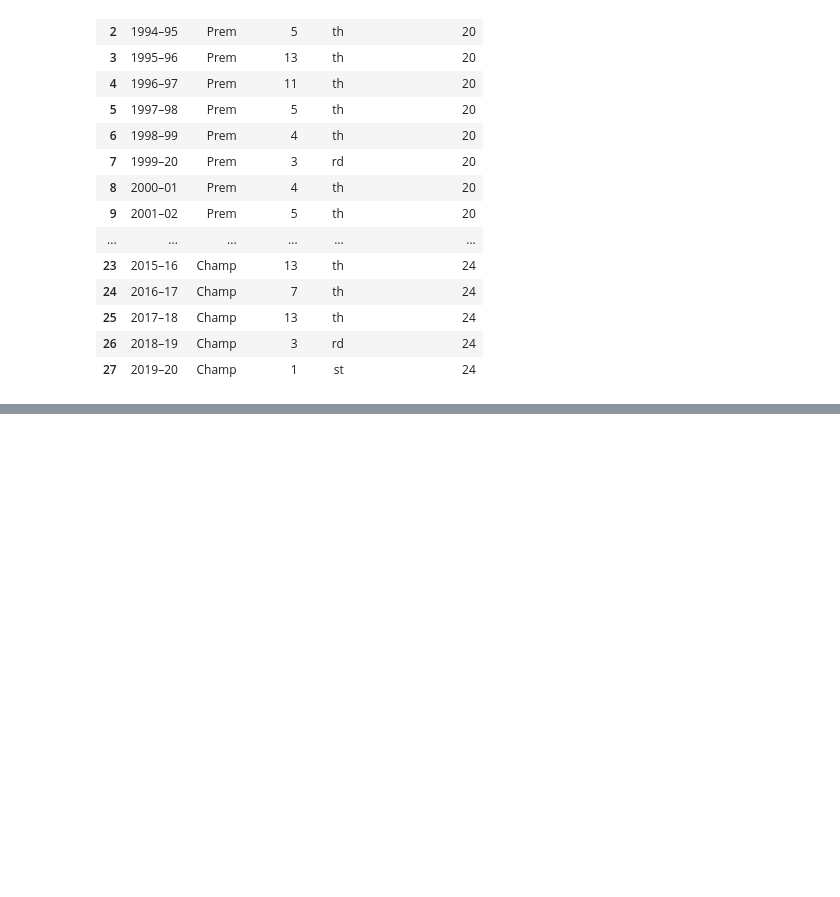
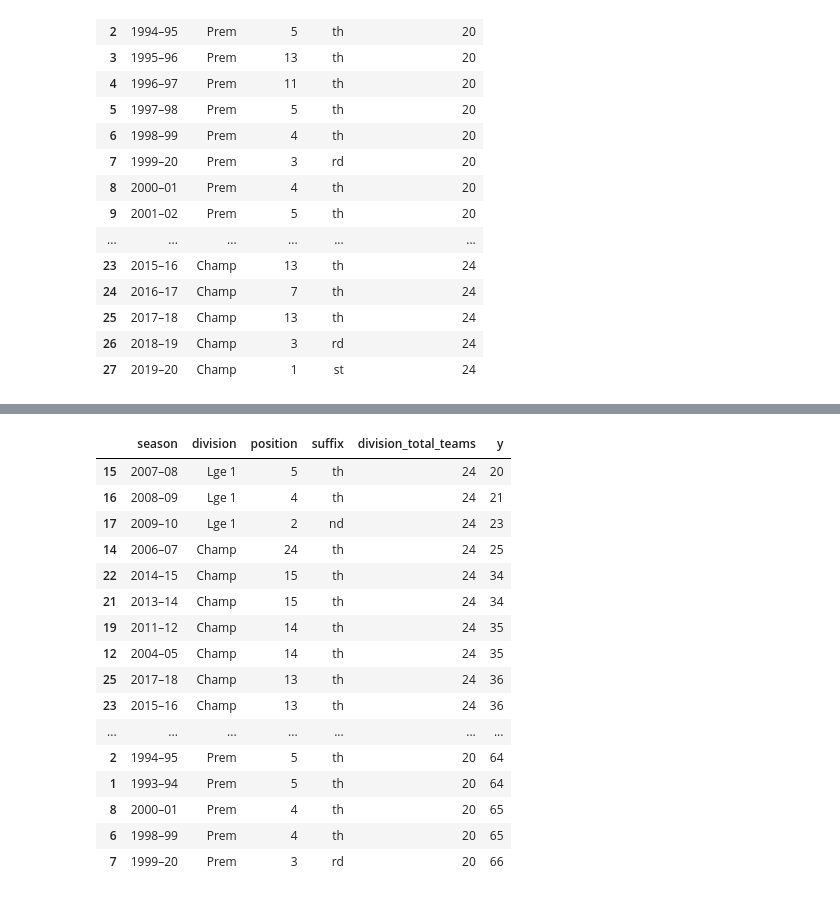
Before and after one commit to willcanniford/python-web-scraping, a Jupyter notebook: notebooks/leeds_league_history.ipynb, the cells around one changed output, grey strips where cells are left out. Saved outputs shown, nothing was run; the diff lists cells and outputs as text; code cells hidden in the pictures; blank space fills up the shorter version.

```diff
--- a/notebooks/leeds_league_history.ipynb
+++ b/notebooks/leeds_league_history.ipynb
@@ -151,0 +176,24 @@ df.to_csv('../output/leeds_league_history.csv', index=False)
+# %%
+df["y_position"] = (df.division_total_teams - df.position + 1)
+df["y_base"] = df.division.map({'Prem': 48, 'Champ': 24, 'Lge 1': 0})
+df["y"] = df.y_position + df.y_base
+df.drop(['y_position', 'y_base'], axis=1, inplace=True)
+df.sort_values('y') # Check that the logic works and that lower numbers mean lower position overall
+# %% [output]
+|  | season | division | position | suffix | division_total_teams | y |
+| 15 | 2007–08 | Lge 1 | 5 | th | 24 | 20 |
+| 16 | 2008–09 | Lge 1 | 4 | th | 24 | 21 |
+| 17 | 2009–10 | Lge 1 | 2 | nd | 24 | 23 |
+| 14 | 2006–07 | Champ | 24 | th | 24 | 25 |
+| 22 | 2014–15 | Champ | 15 | th | 24 | 34 |
+| 21 | 2013–14 | Champ | 15 | th | 24 | 34 |
+| 19 | 2011–12 | Champ | 14 | th | 24 | 35 |
+| 12 | 2004–05 | Champ | 14 | th | 24 | 35 |
+| 25 | 2017–18 | Champ | 13 | th | 24 | 36 |
+| 23 | 2015–16 | Champ | 13 | th | 24 | 36 |
+| ... | ... | ... | ... | ... | ... | ... |
+| 2 | 1994–95 | Prem | 5 | th | 20 | 64 |
+| 1 | 1993–94 | Prem | 5 | th | 20 | 64 |
+| 8 | 2000–01 | Prem | 4 | th | 20 | 65 |
+| 6 | 1998–99 | Prem | 4 | th | 20 | 65 |
+| 7 | 1999–20 | Prem | 3 | rd | 20 | 66 |
```
Also changed, not shown: parts of 4 cells of this notebook.
